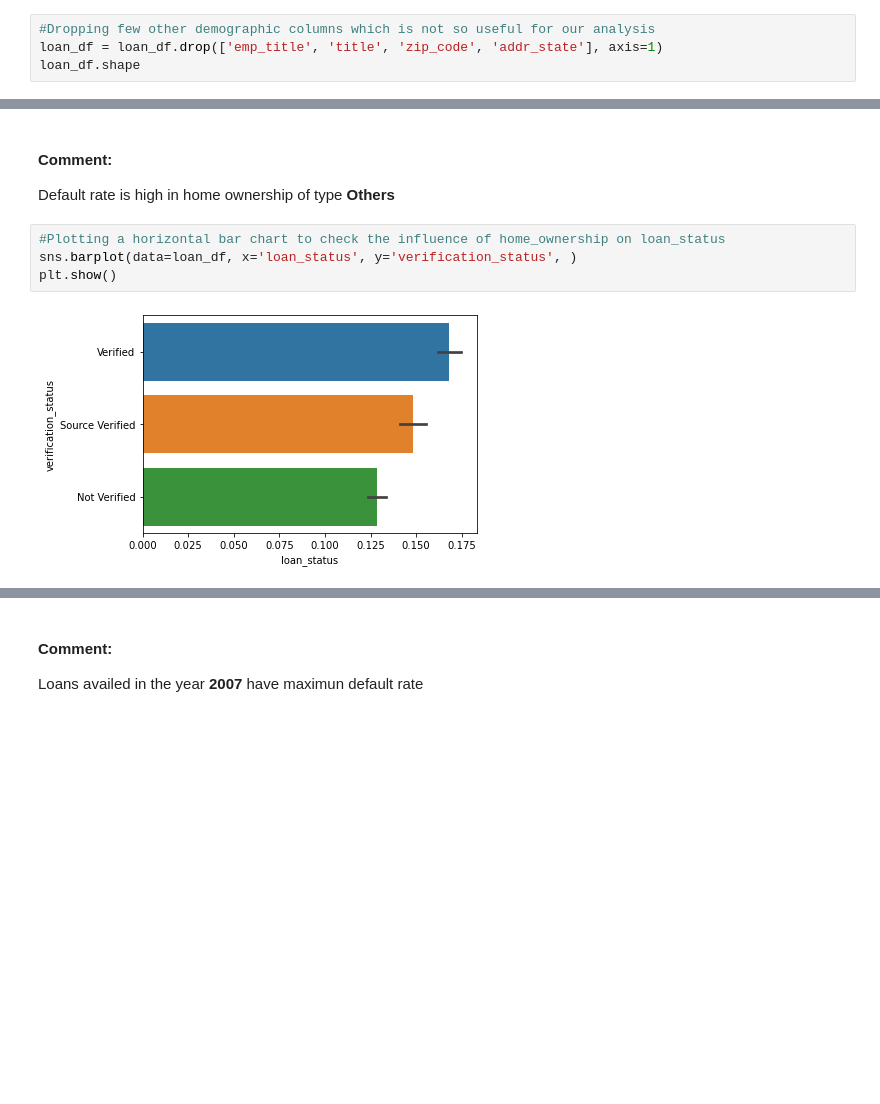
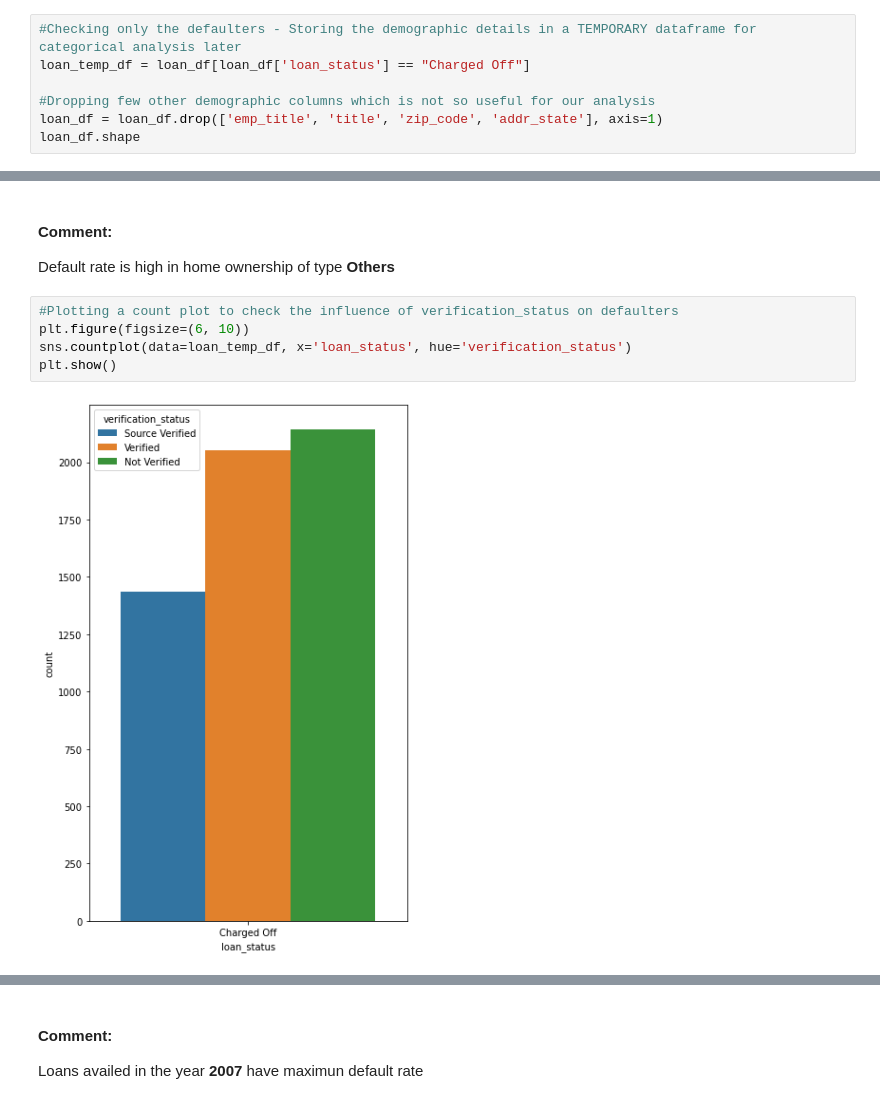
Before and after one commit to JerinJK/Lending_Club, a Jupyter notebook: EDA_Lending Club.ipynb, the cells around one changed output, grey strips where cells are left out. Saved outputs shown, nothing was run; the diff lists cells and outputs as text; blank space fills up the shorter version.

```diff
--- a/EDA_Lending Club.ipynb
+++ b/EDA_Lending Club.ipynb
@@ -296,6 +296,9 @@ dict(loan_df.isnull().sum()/loan_df.shape[0]*100)
  'pub_rec_bankruptcies': 1.7549160309187504,
  'tax_liens': 0.09819472769846666}
 # %%
+#Checking only the defaulters - Storing the demographic details in a TEMPORARY dataframe for categorical analysis later
+loan_temp_df = loan_df[loan_df['loan_status'] == "Charged Off"]
+
 #Dropping few other demographic columns which is not so useful for our analysis
 loan_df = loan_df.drop(['emp_title', 'title', 'zip_code', 'addr_state'], axis=1)
 loan_df.shape
@@ -680,8 +683,9 @@ plt.show()
 #### Comment:
 Default rate is high in home ownership of type **Others**
 # %%
-#Plotting a horizontal bar chart to check the influence of home_ownership on loan_status
-sns.barplot(data=loan_df, x='loan_status', y='verification_status', )
+#Plotting a count plot to check the influence of verification_status on defaulters
+plt.figure(figsize=(6, 10))
+sns.countplot(data=loan_temp_df, x='loan_status', hue='verification_status')
 plt.show()
 # %% [output]
-[figure, old version]
+[figure, new version]
```
Also changed, not shown: parts of 20 cells of this notebook.
